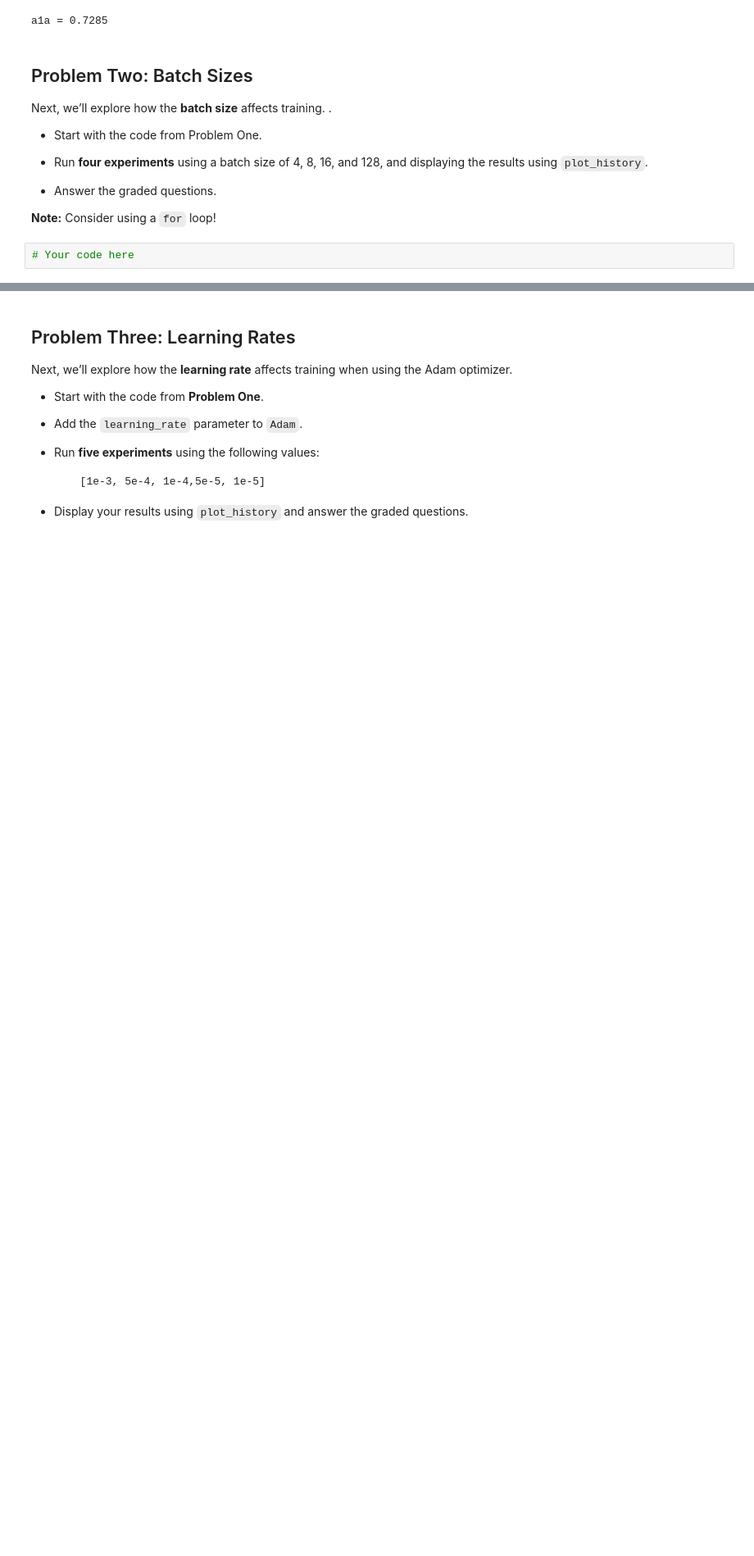
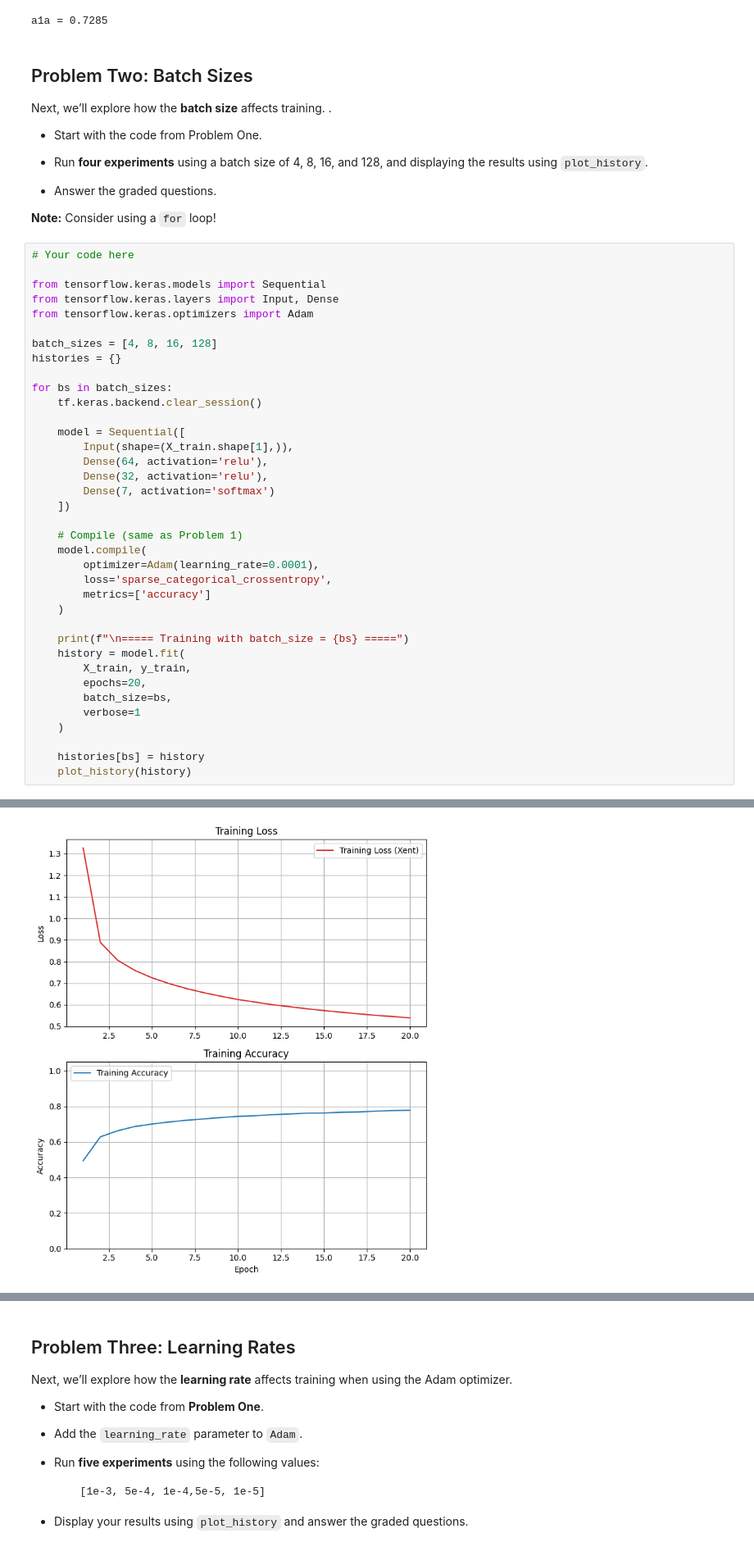
Before and after one commit to auwineza/Mod7-Week2, a Jupyter notebook: Homework_02 (1).ipynb, the cells around one changed output, grey strips where cells are left out. Shown at 82% size. Cells and saved outputs as stored; diff of their text form; blank space fills up the shorter version.

```diff
--- a/Homework_02 (1).ipynb
+++ b/Homework_02 (1).ipynb
@@ -276,3 +276,39 @@ Next, we’ll explore how the **batch size** affects training. .
 **Note:** Consider using a `for` loop!
 # %%
 # Your code here
+
+from tensorflow.keras.models import Sequential
+from tensorflow.keras.layers import Input, Dense
+from tensorflow.keras.optimizers import Adam
+
+batch_sizes = [4, 8, 16, 128]
+histories = {}
+
+for bs in batch_sizes:
+    tf.keras.backend.clear_session()
+
+    model = Sequential([
+        Input(shape=(X_train.shape[1],)),
+        Dense(64, activation='relu'),
+        Dense(32, activation='relu'),
+        Dense(7, activation='softmax')
+    ])
+
+    # Compile (same as Problem 1)
+    model.compile(
+        optimizer=Adam(learning_rate=0.0001),
+        loss='sparse_categorical_crossentropy',
+        metrics=['accuracy']
+    )
+
+    print(f"\n===== Training with batch_size = {bs} =====")
+    history = model.fit(
+        X_train, y_train,
+        epochs=20,
+        batch_size=bs,
+        verbose=1
+    )
+
+    histories[bs] = history
+    plot_history(history)
+# %% [output]
@@ -278,0 +332 @@ Next, we’ll explore how the **batch size** affects training. .
+[figure, added]
```
Also changed, not shown: parts of 20 cells of this notebook.
